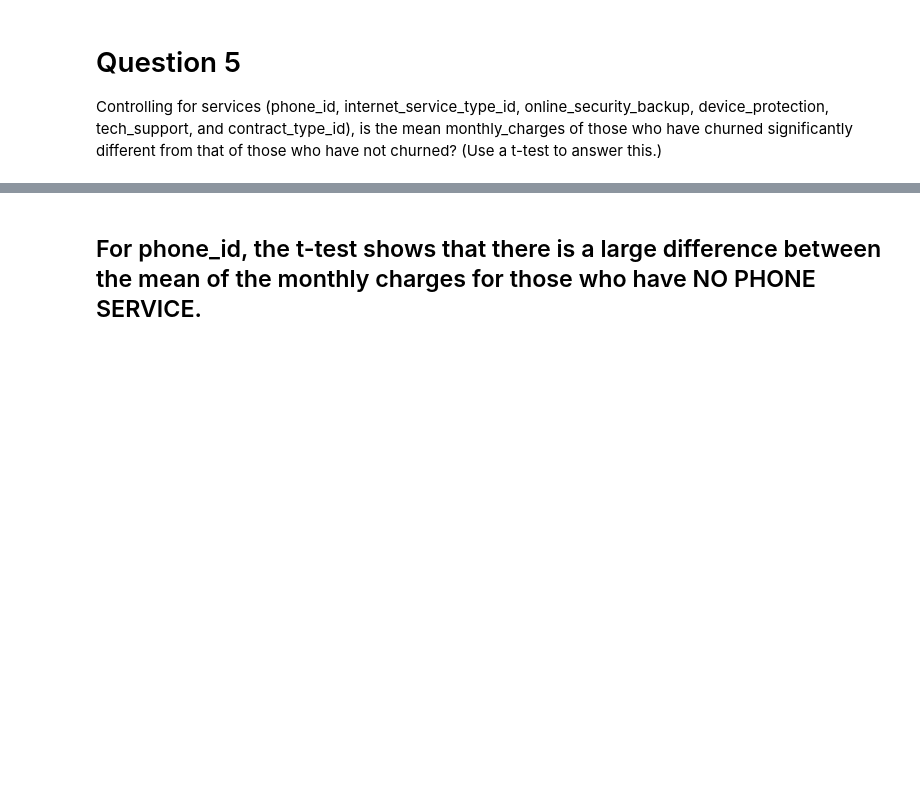
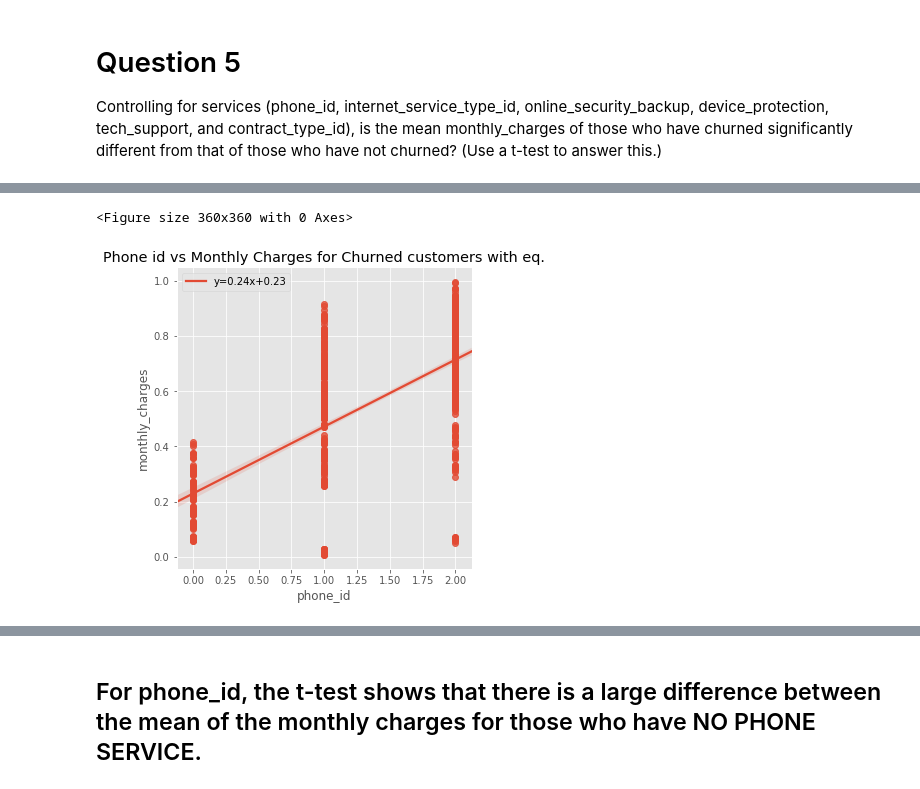
Before and after one commit to jess-katy/classification_project, a Jupyter notebook: Classification_Proj_Jess_Katy_MASTER.ipynb, the cells around one changed output, grey strips where cells are left out. Cells and saved outputs as stored; diff of their text form; code cells hidden in the pictures; blank space fills up the shorter version.

```diff
--- a/Classification_Proj_Jess_Katy_MASTER.ipynb
+++ b/Classification_Proj_Jess_Katy_MASTER.ipynb
@@ -886,0 +860,3 @@ features
+# %%
+churn_df = train_df[train_df['churn']==1]
+churn_df.head()
@@ -886,0 +884,12 @@ features
+# %%
+plt.figure(figsize=(5,5))
+
+slope, intercept, r_value, p_value, std_err = stats.linregress(churn_df['phone_id'],churn_df['monthly_charges'])
+sns.lmplot(data=churn_df, x='phone_id', y='monthly_charges',line_kws={'label':"y={0:.2f}x+{1:.2f}".format(slope,intercept)})
+plt.title('Phone id vs Monthly Charges for Churned customers with eq.')
+plt.legend()
+
+plt.show()
+# %% [output]
+<Figure size 360x360 with 0 Axes>
+[figure, added]
```
Also changed, not shown: parts of 32 cells of this notebook.
